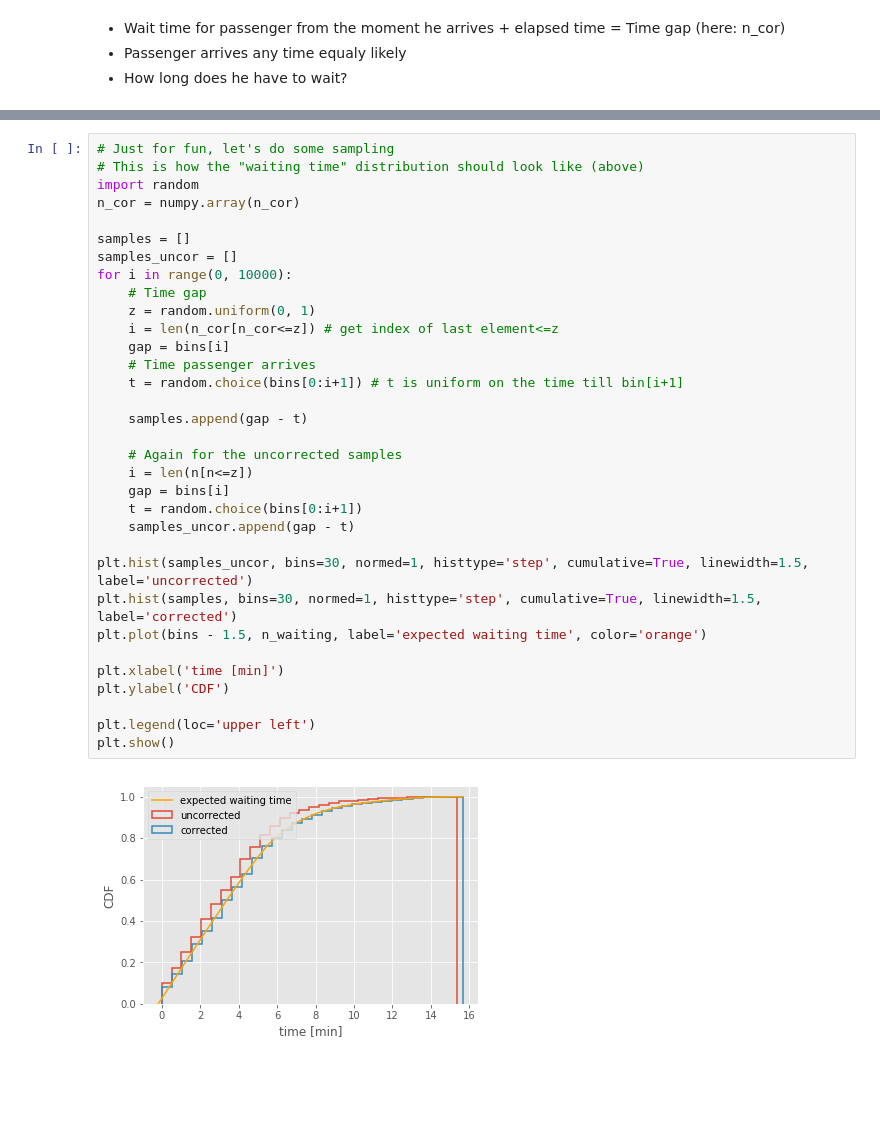
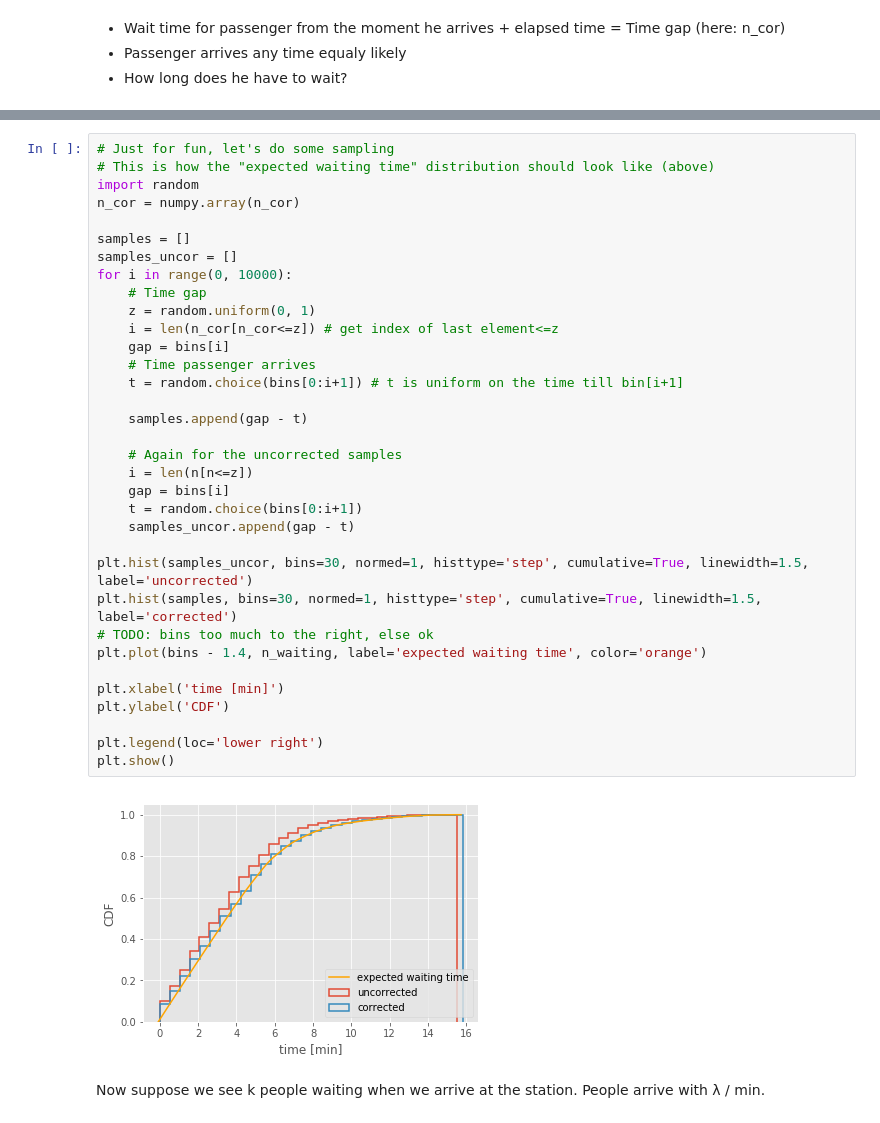
Before and after one commit to fdelia/VBZ-Fahrzeiten, a Jupyter notebook: VBZ Fahrzeiten Prediction.ipynb, the cells around one changed output, grey strips where cells are left out. Saved outputs shown, nothing was run; the diff lists cells and outputs as text; blank space fills up the shorter version.

```diff
--- a/VBZ Fahrzeiten Prediction.ipynb
+++ b/VBZ Fahrzeiten Prediction.ipynb
@@ -364,36 +370,39 @@ plt.show()
 [figure]
 # %%
 # Just for fun, let's do some sampling
-# This is how the "waiting time" distribution should look like (above)
+# This is how the "expected waiting time" distribution should look like (above)
 import random
 n_cor = numpy.array(n_cor)
 
 samples = []
 samples_uncor = []
 for i in range(0, 10000):
     # Time gap
     z = random.uniform(0, 1)
     i = len(n_cor[n_cor<=z]) # get index of last element<=z
     gap = bins[i]
     # Time passenger arrives
     t = random.choice(bins[0:i+1]) # t is uniform on the time till bin[i+1]
 
     samples.append(gap - t)
 
     # Again for the uncorrected samples
     i = len(n[n<=z])
     gap = bins[i]
     t = random.choice(bins[0:i+1])
     samples_uncor.append(gap - t)
 
 plt.hist(samples_uncor, bins=30, normed=1, histtype='step', cumulative=True, linewidth=1.5, label='uncorrected')
 plt.hist(samples, bins=30, normed=1, histtype='step', cumulative=True, linewidth=1.5, label='corrected')
-plt.plot(bins - 1.5, n_waiting, label='expected waiting time', color='orange')
+# TODO: bins too much to the right, else ok
+plt.plot(bins - 1.4, n_waiting, label='expected waiting time', color='orange')
 
 plt.xlabel('time [min]')
 plt.ylabel('CDF')
 
-plt.legend(loc='upper left')
+plt.legend(loc='lower right')
 plt.show()
 # %% [output]
-[figure, old version]
+[figure, new version]
+# %% [markdown]
+Now suppose we see k people waiting when we arrive at the station. People arrive with λ / min.
```
Also changed, not shown: parts of 5 cells of this notebook.
